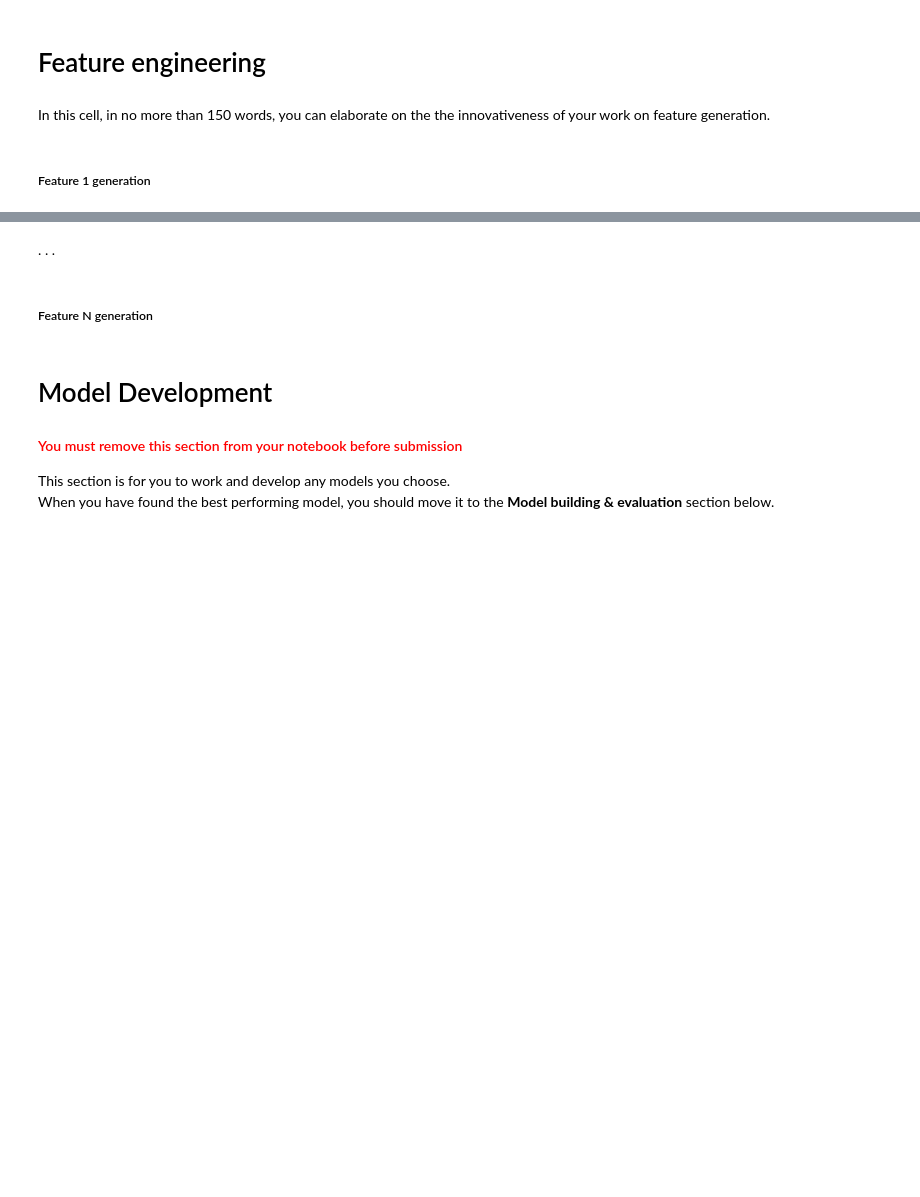
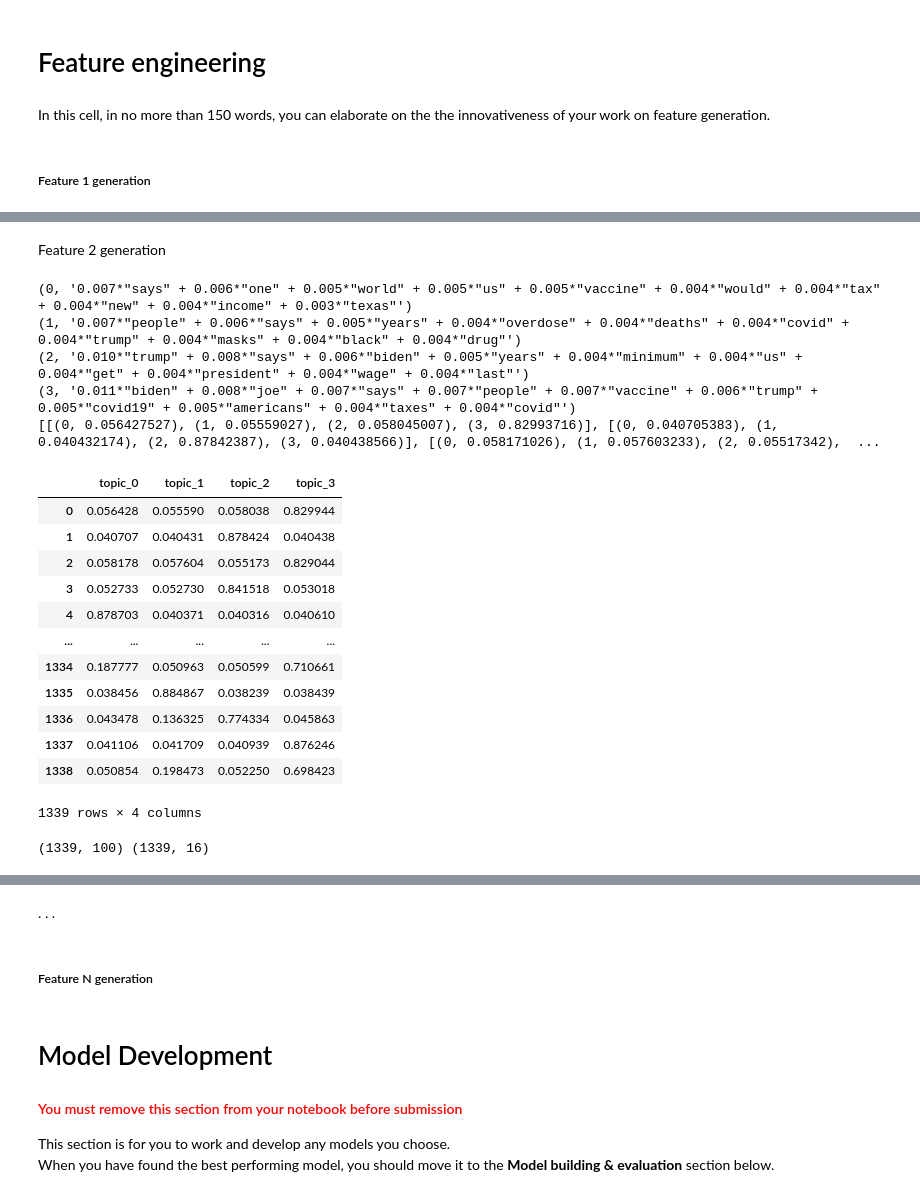
Before and after one commit to littletuna4/bism3206-assign, a Jupyter notebook: Assignment Anthony Cerqui 45325919.ipynb, the cells around one changed output, grey strips where cells are left out. Saved outputs shown, nothing was run; the diff lists cells and outputs as text; code cells hidden in the pictures; blank space fills up the shorter version.

```diff
--- a/Assignment Anthony Cerqui 45325919.ipynb
+++ b/Assignment Anthony Cerqui 45325919.ipynb
@@ -407,0 +503,66 @@ Name: word2vec, Length: 1339, dtype: object
+# %% [markdown]
+Feature 2 generation
+# %%
+'''
+LDA (Latent Dirichlet Allocation) (its pretty much a standard dim reduction)
+LDA is a technique used to extract topics from a text.
+It is useful for understanding the underlying themes of a text.
+The output is a list of topics, each with a list of words that represent the topic.
+It can be applied to the bag of words model
+In comparison to tfidf, LDA is a more advanced technique that can extract topics from a text.
+'''
+n_topics = 4
+
+ldaModel = gensim.models.LdaModel(corpus=corpus, id2word=dictionary, num_topics=n_topics, passes=10)
+topics = ldaModel.print_topics()
+for topic in topics:
+    print(topic)
+
+
+# now we want to get a column for each topic that we can use as features on each of the twitter posts
+# we'll use the tfidf model to get the topic distribution
+print([ldaModel.get_document_topics(text) for text in mdf['tfidf']])
+topic_dist = [ [score for topic_index, score in line] for line in[ldaModel.get_document_topics(text) for text in mdf['tfidf']]]
+
+# then we'll make a dataframe from the topic distribution
+topicdf = pd.DataFrame(topic_dist, columns=[f"topic_{i}" for i in range(n_topics)])
+topicdf # viewing hte topic distribution, it seems that the
+# %% [output]
+(0, '0.007*"says" + 0.006*"one" + 0.005*"world" + 0.005*"us" + 0.005*"vaccine" + 0.004*"would" + 0.004*"tax" + 0.004*"new" + 0.004*"income" + 0.003*"texas"')
+(1, '0.007*"people" + 0.006*"says" + 0.005*"years" + 0.004*"overdose" + 0.004*"deaths" + 0.004*"covid" + 0.004*"trump" + 0.004*"masks" + 0.004*"black" + 0.004*"drug"')
+(2, '0.010*"trump" + 0.008*"says" + 0.006*"biden" + 0.005*"years" + 0.004*"minimum" + 0.004*"us" + 0.004*"get" + 0.004*"president" + 0.004*"wage" + 0.004*"last"')
+(3, '0.011*"biden" + 0.008*"joe" + 0.007*"says" + 0.007*"people" + 0.007*"vaccine" + 0.006*"trump" + 0.005*"covid19" + 0.005*"americans" + 0.004*"taxes" + 0.004*"covid"')
+[[(0, 0.056427527), (1, 0.05559027), (2, 0.058045007), (3, 0.82993716)], [(0, 0.040705383), (1, 0.040432174), (2, 0.87842387), (3, 0.040438566)], [(0, 0.058171026), (1, 0.057603233), (2, 0.05517342),  ...
+|  | topic_0 | topic_1 | topic_2 | topic_3 |
+| 0 | 0.056428 | 0.055590 | 0.058038 | 0.829944 |
+| 1 | 0.040707 | 0.040431 | 0.878424 | 0.040438 |
+| 2 | 0.058178 | 0.057604 | 0.055173 | 0.829044 |
+| 3 | 0.052733 | 0.052730 | 0.841518 | 0.053018 |
+| 4 | 0.878703 | 0.040371 | 0.040316 | 0.040610 |
+| ... | ... | ... | ... | ... |
+| 1334 | 0.187777 | 0.050963 | 0.050599 | 0.710661 |
+| 1335 | 0.038456 | 0.884867 | 0.038239 | 0.038439 |
+| 1336 | 0.043478 | 0.136325 | 0.774334 | 0.045863 |
+| 1337 | 0.041106 | 0.041709 | 0.040939 | 0.876246 |
+| 1338 | 0.050854 | 0.198473 | 0.052250 | 0.698423 |
+1339 rows × 4 columns
+# %%
+
+'''
+Word2Vec
+Word2Vec is a technique used to represent words as vectors.
+Suitable for preparing the data for neural networks models.
+'''
+
+word2vec = gensim.models.Word2Vec(mdf['tokens'], vector_size=100, window=1, min_count=1, workers=4)
+# then we'll append the vectors to the dataframe
+tokenvectorsdf = pd.DataFrame(
+    mdf['tokens'].apply(
+        lambda tokens: np.mean(
+            [word2vec.wv[word] for word in tokens if word in word2vec.wv.key_to_index], axis=0
+        ) if any(word in word2vec.wv.key_to_index for word in tokens) else np.zeros(word2vec.vector_size)
+    ).tolist()
+)
+print(np.shape(tokenvectorsdf),np.shape( mdf))
+# %% [output]
+(1339, 100) (1339, 16)
```
Also changed, not shown: parts of 19 cells of this notebook.
